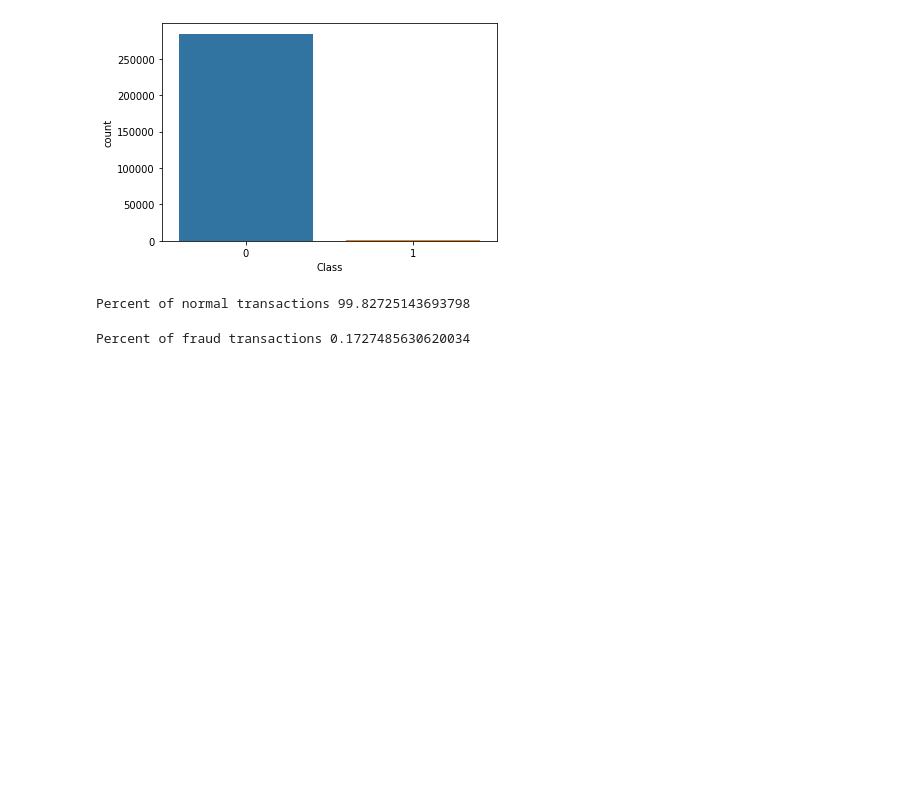
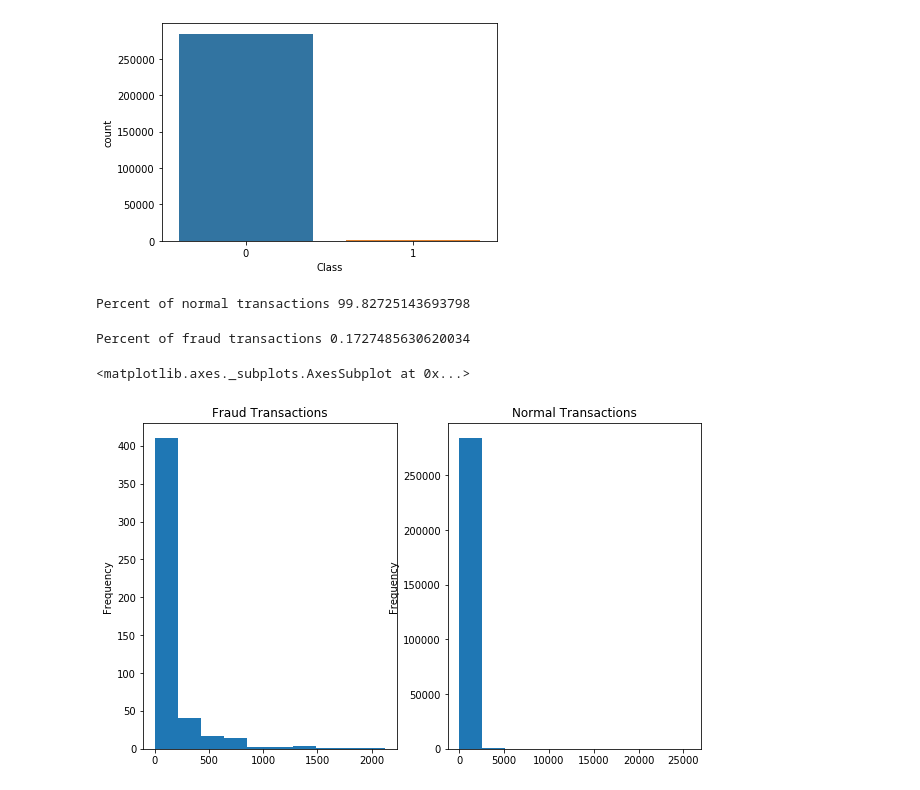
Before and after one commit to lucasfonmiranda/datalab_project, a Jupyter notebook: credit_card_fraud.ipynb, the cells around one changed output. Cells and saved outputs as stored; diff of their text form; code cells hidden in the pictures; blank space fills up the shorter version.

```diff
--- a/credit_card_fraud.ipynb
+++ b/credit_card_fraud.ipynb
@@ -54,0 +53,15 @@ Fraud_transactions = df[df["Class"] == 0] #fraud transactions
+# %%
+Normal_transactions = df[df["Class"] == 0] #Normal transactions
+Fraud_transactions = df[df["Class"] == 1] #fraud transactions
+
+plt.figure(figsize=(10,6))
+plt.subplot(121)
+
+Fraud_transactions.Amount.plot.hist(title="Fraud Transactions")
+
+plt.subplot(122)
+
+Normal_transactions.Amount.plot.hist(title="Normal Transactions")
+# %% [output]
+<matplotlib.axes._subplots.AxesSubplot at 0x...>
+[figure, added]
```
Also changed, not shown: parts of 3 cells of this notebook.
